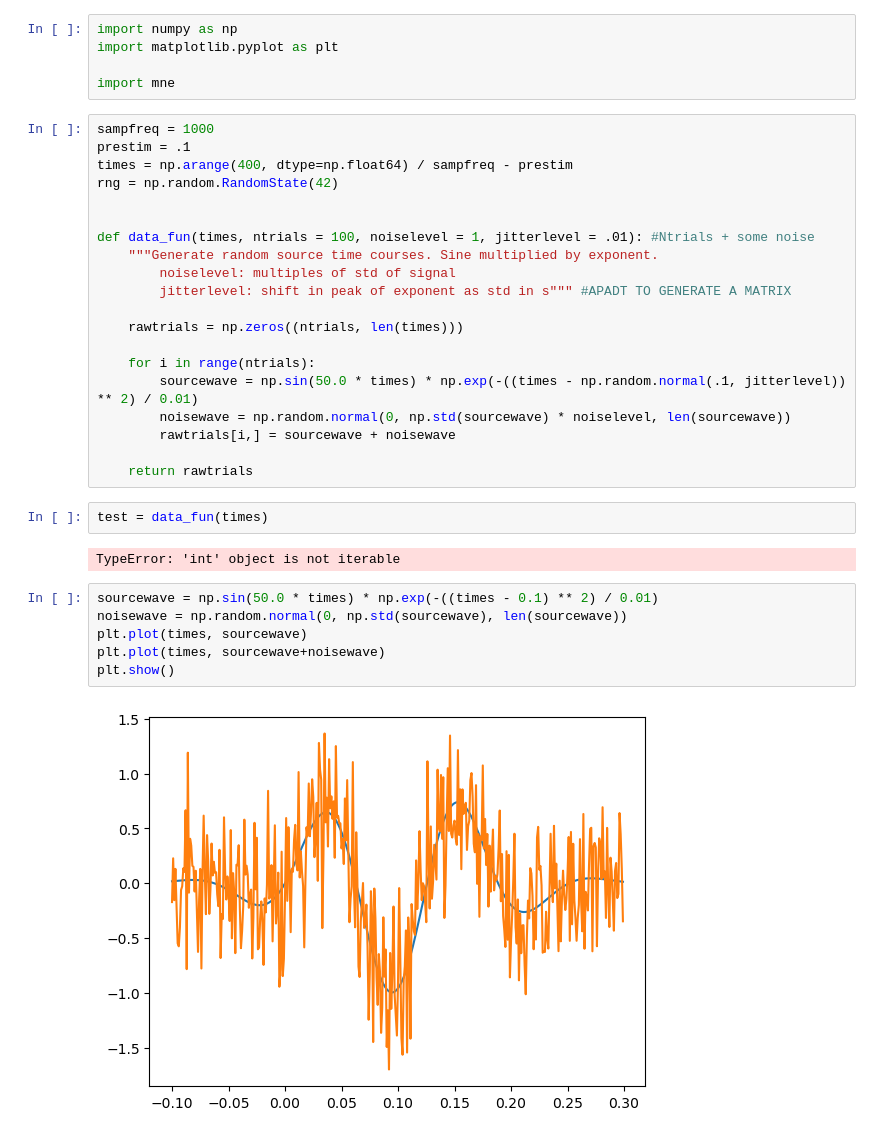
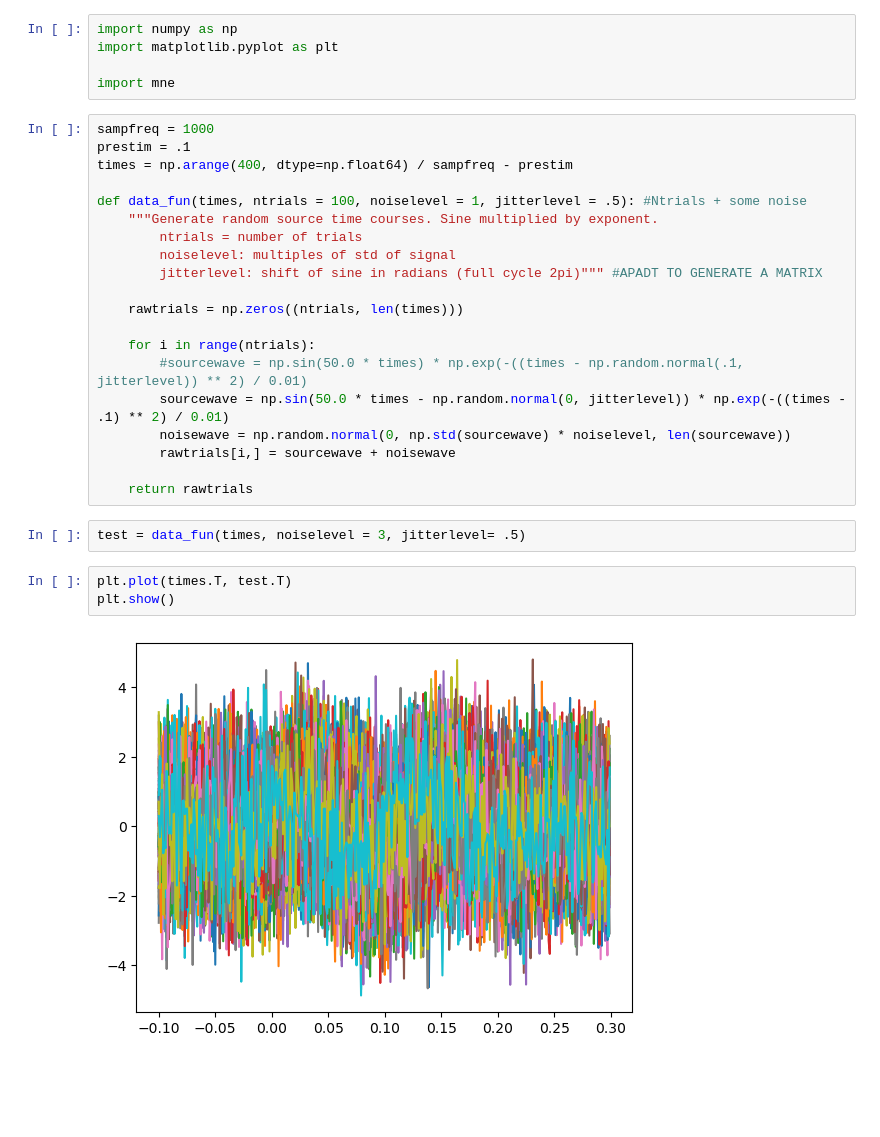
Before and after one commit to nathanweisz/methcogneurocode, a Jupyter notebook: Lecture1.ipynb, the cells around one changed output. Cells and saved outputs as stored; diff of their text form; blank space fills up the shorter version.

```diff
--- a/Lecture1.ipynb
+++ b/Lecture1.ipynb
@@ -7,31 +7,26 @@ import mne
 sampfreq = 1000
 prestim = .1
 times = np.arange(400, dtype=np.float64) / sampfreq - prestim
-rng = np.random.RandomState(42)
 
-
-def data_fun(times, ntrials = 100, noiselevel = 1, jitterlevel = .01): #Ntrials + some noise
+def data_fun(times, ntrials = 100, noiselevel = 1, jitterlevel = .5): #Ntrials + some noise
     """Generate random source time courses. Sine multiplied by exponent.
+        ntrials = number of trials
         noiselevel: multiples of std of signal
-        jitterlevel: shift in peak of exponent as std in s""" #APADT TO GENERATE A MATRIX
+        jitterlevel: shift of sine in radians (full cycle 2pi)""" #APADT TO GENERATE A MATRIX
 
     rawtrials = np.zeros((ntrials, len(times)))
 
     for i in range(ntrials):
-        sourcewave = np.sin(50.0 * times) * np.exp(-((times - np.random.normal(.1, jitterlevel)) ** 2) / 0.01)
+        #sourcewave = np.sin(50.0 * times) * np.exp(-((times - np.random.normal(.1, jitterlevel)) ** 2) / 0.01)
+        sourcewave = np.sin(50.0 * times - np.random.normal(0, jitterlevel)) * np.exp(-((times - .1) ** 2) / 0.01)
         noisewave = np.random.normal(0, np.std(sourcewave) * noiselevel, len(sourcewave))
         rawtrials[i,] = sourcewave + noisewave
 
     return rawtrials
 # %%
-test = data_fun(times)
+test = data_fun(times, noiselevel = 3, jitterlevel= .5)
-# %% [output]
-TypeError: 'int' object is not iterable
-# %%
-sourcewave = np.sin(50.0 * times) * np.exp(-((times - 0.1) ** 2) / 0.01)
-noisewave = np.random.normal(0, np.std(sourcewave), len(sourcewave))
-plt.plot(times, sourcewave)
-plt.plot(times, sourcewave+noisewave)
-plt.show()
-# %% [output]
-[figure, removed]
+# %%
+plt.plot(times.T, test.T)
+plt.show()
+# %% [output]
+[figure, added]
```
Also changed, not shown: parts of 4 cells of this notebook.
